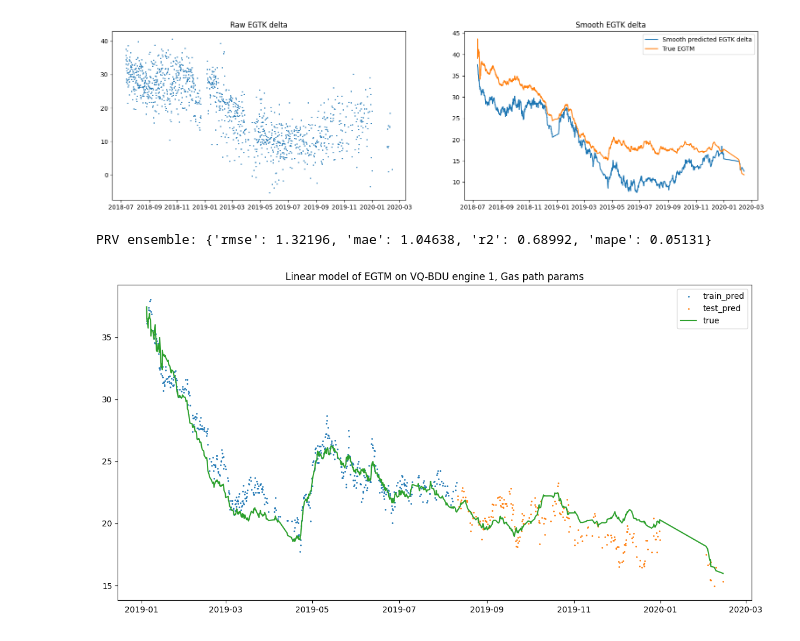
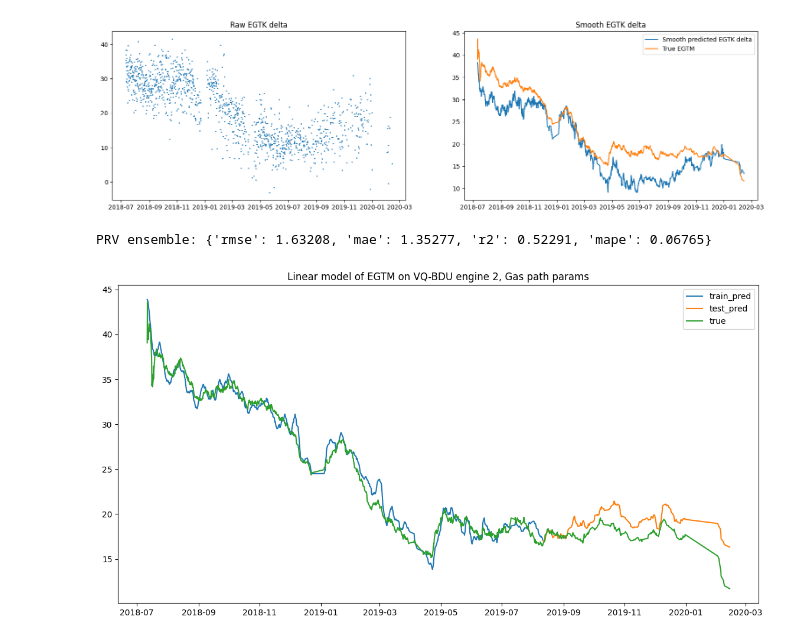
Before and after one commit to skeptlk/ecm, a Jupyter notebook: ex13_early_baselines.ipynb, the cells around one changed output. Cells and saved outputs as stored; diff of their text form; code cells hidden in the pictures.

Commit message:
early deltas

```diff
--- a/ex13_early_baselines.ipynb
+++ b/ex13_early_baselines.ipynb
@@ -7,10 +7,12 @@ fleet = ['VQ-BGU', 'VQ-BDU']
 y_cols = ['egtm']
 meta_cols = ['reportts', 'acnum', 'pos']
 # %%
-bgu = pd.read_csv('./takeoff-merged-VQ-BGU-30s.csv', parse_dates=['reportts']).query('egtm > 0 and oat > -100')
-bdu = pd.read_csv('./takeoff-merged-VQ-BDU-30s.csv', parse_dates=['reportts']).query('egtm > 0 and oat > -100')
+bgu = pd.read_csv('./takeoff-merged-VQ-BGU-30s.csv', parse_dates=['reportts']).query('egtm > 0')
+bdu = pd.read_csv('./takeoff-merged-VQ-BDU-30s.csv', parse_dates=['reportts']).query('egtm > 0')
 
 data = pd.concat([
     correct(bgu),
     correct(bdu)
 ]).sort_values('reportts', ignore_index=True).drop(columns=['file_path', 'dep', 'arr'])
+
+data.shape
@@ -17,2 +21,8 @@ data = pd.concat([
+# %%
+acms_full = pd.read_csv(
+  './data/neo_takeoff_202403260034.csv',
+  parse_dates=['reportts'],
+  low_memory=False
+).drop(columns=['processedts']).sort_values('reportts', ignore_index=True)
 # %%
-data = add_egt_delta_to_dataset(data, fleet=fleet, early=True)
+data = add_egt_delta_to_dataset(data, fleet=fleet, early=True, acms_data=acms_full, interval=pd.to_timedelta('90D'))
@@ -27,14 +46,14 @@ fig.set_size_inches(19, 5)
 axs[0].scatter(sub['reportts'],  sub['egt_delta'], s=1)
 axs[0].set_title('Raw EGTK delta')
 
-axs[1].plot(sub['reportts'], smooth(sub['egt_delta'], alpha=0.08))
+axs[1].plot(sub['reportts'], smooth(sub['egt_delta'], alpha=0.1))
 axs[1].plot(sub['reportts'], sub['egtm'])
 axs[1].set_title('Smooth EGTK delta')
 axs[1].legend(['Smooth predicted EGTK delta', 'True EGTM'])
 
 plt.show()
 # %% [output]
-[figure, old version]
+[figure, new version]
 # %%
 features_k = ['egt_delta_smooth', 'egtk', 't2', 'n1ak', 'alt', 'nfk', 'prv']
 
@@ -43,7 +62,7 @@ dataset = build_dataset(
   y_cols,
   meta_cols,
   features_k,
-  n_back=8,
+  n_back=12,
   data=data
 )
 # %%
@@ -87,8 +106,8 @@ metrics, prv_ensemble, predicted_train, predicted_test, train_i, y_test = \
 
 print(f'PRV ensemble: {metrics}')
 # %% [output]
-PRV ensemble: {'rmse': 1.32196, 'mae': 1.04638, 'r2': 0.68992, 'mape': 0.05131}
+PRV ensemble: {'rmse': 1.63208, 'mae': 1.35277, 'r2': 0.52291, 'mape': 0.06765}
 # %%
-plot_predictions(data, 'VQ-BDU', 1, train_i, predicted_test, predicted_train, is_smooth=False, alpha=0.3)
+plot_predictions(data, 'VQ-BDU', 2, train_i, predicted_test, predicted_train, is_smooth=True, alpha=0.2)
 # %% [output]
-[figure, old version]
+[figure, new version]
```
Also changed, not shown: parts of 2 cells of this notebook, 4 other files.
